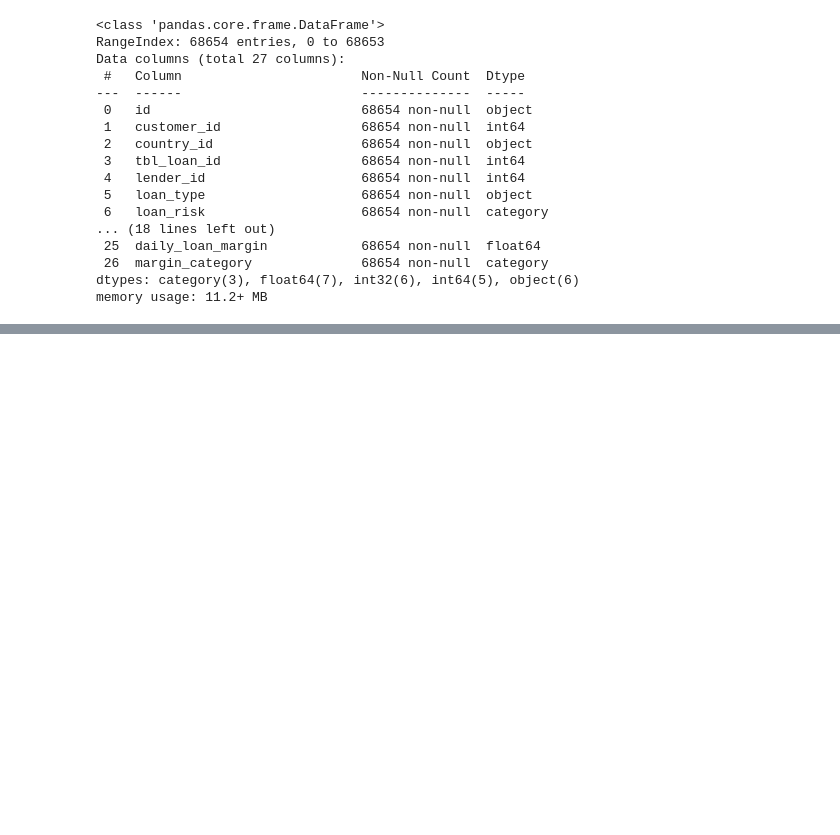
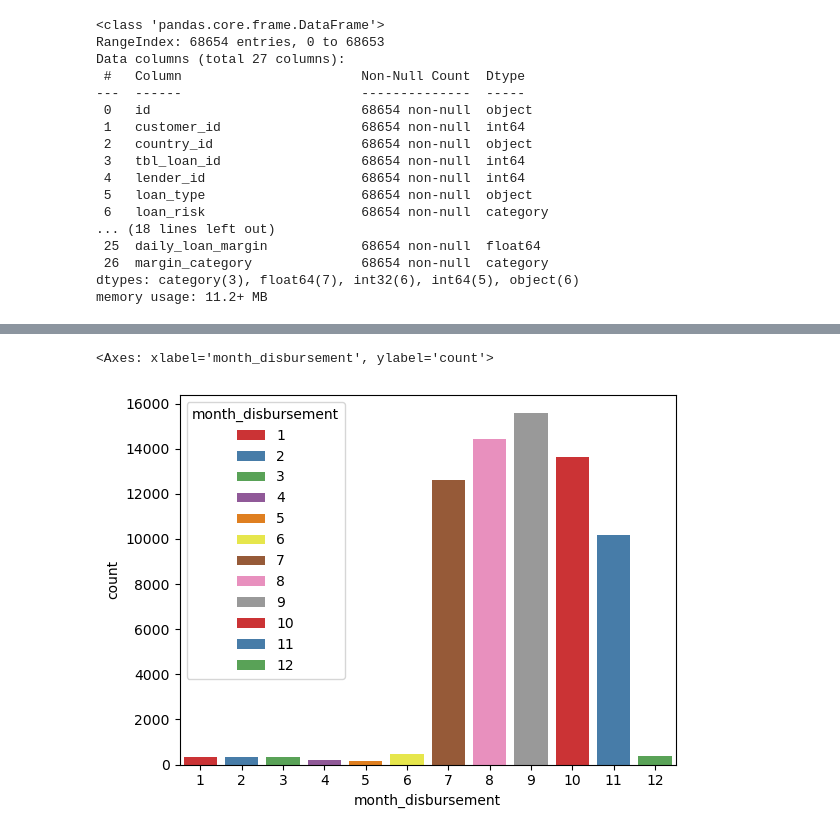
Before and after one commit to Lamerck/credit_score, a Jupyter notebook: creditmodel.ipynb, the cells around one changed output, grey strips where cells are left out. Cells and saved outputs as stored; diff of their text form; code cells hidden in the pictures; blank space fills up the shorter version.

```diff
--- a/creditmodel.ipynb
+++ b/creditmodel.ipynb
@@ -1642,0 +1655,5 @@ df.head()
+# %%
+sns.countplot(x='month_disbursement', data=df, hue= 'month_disbursement', palette='Set1')
+# %% [output]
+<Axes: xlabel='month_disbursement', ylabel='count'>
+[figure, added]
```
Also changed, not shown: parts of 8 cells of this notebook, 1 other file.
